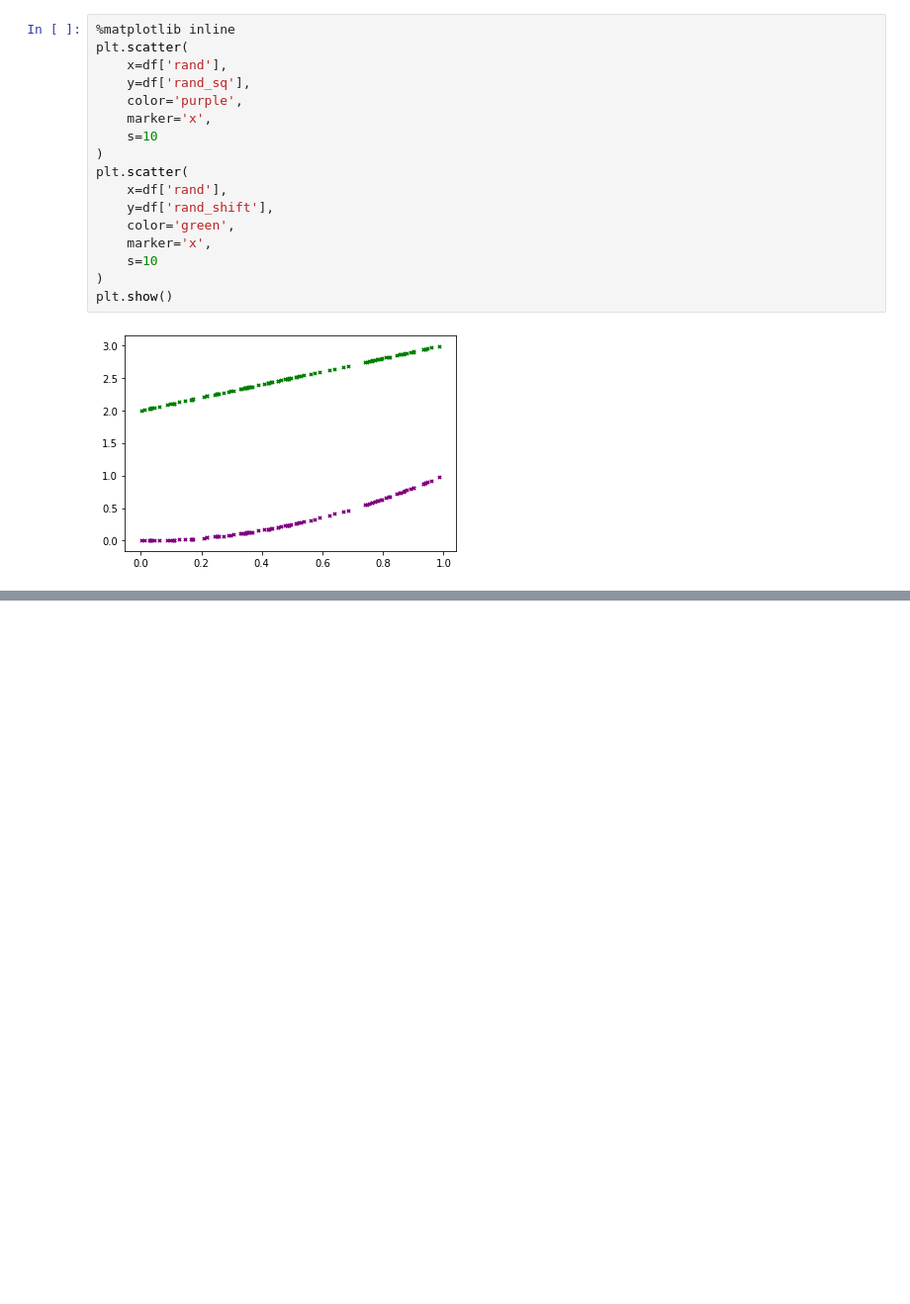
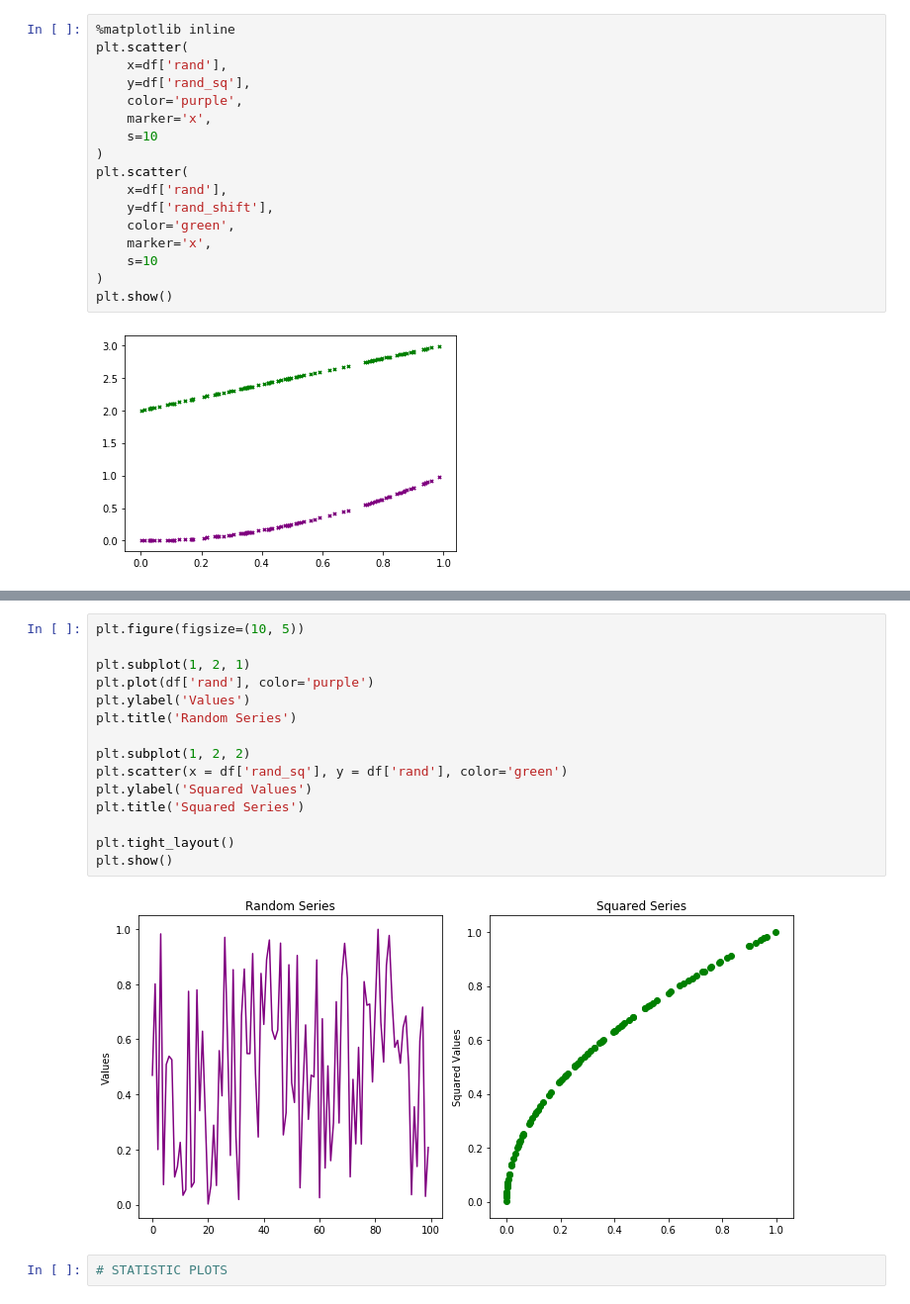
Before and after one commit to matthewmjm/data-science-exercises, a Jupyter notebook: 7-basic-stats-and-probability-with-python/7.4_Plotting-basics.ipynb, the cells around one changed output, grey strips where cells are left out. Shown at 99% size. Drawn from its saved outputs; the diff is of its cells as text; blank space fills up the shorter version.

```diff
--- a/7-basic-stats-and-probability-with-python/7.4_Plotting-basics.ipynb
+++ b/7-basic-stats-and-probability-with-python/7.4_Plotting-basics.ipynb
@@ -128,0 +177,19 @@ plt.show()
+# %%
+plt.figure(figsize=(10, 5))
+
+plt.subplot(1, 2, 1)
+plt.plot(df['rand'], color='purple')
+plt.ylabel('Values')
+plt.title('Random Series')
+
+plt.subplot(1, 2, 2)
+plt.scatter(x = df['rand_sq'], y = df['rand'], color='green')
+plt.ylabel('Squared Values')
+plt.title('Squared Series')
+
+plt.tight_layout()
+plt.show()
+# %% [output]
+[figure, added]
+# %%
+# STATISTIC PLOTS
```
Also changed, not shown: parts of 16 cells of this notebook, 9 other files.
